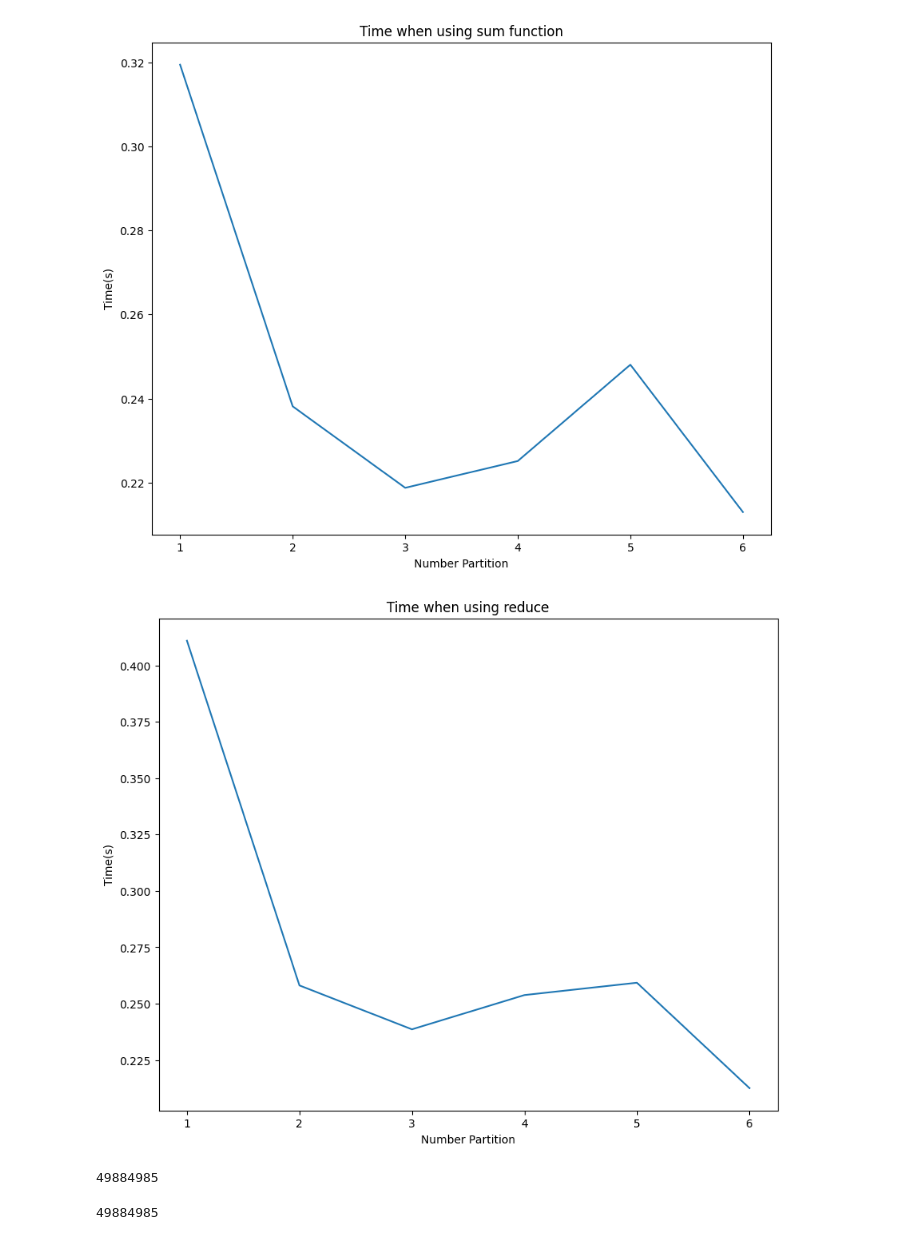
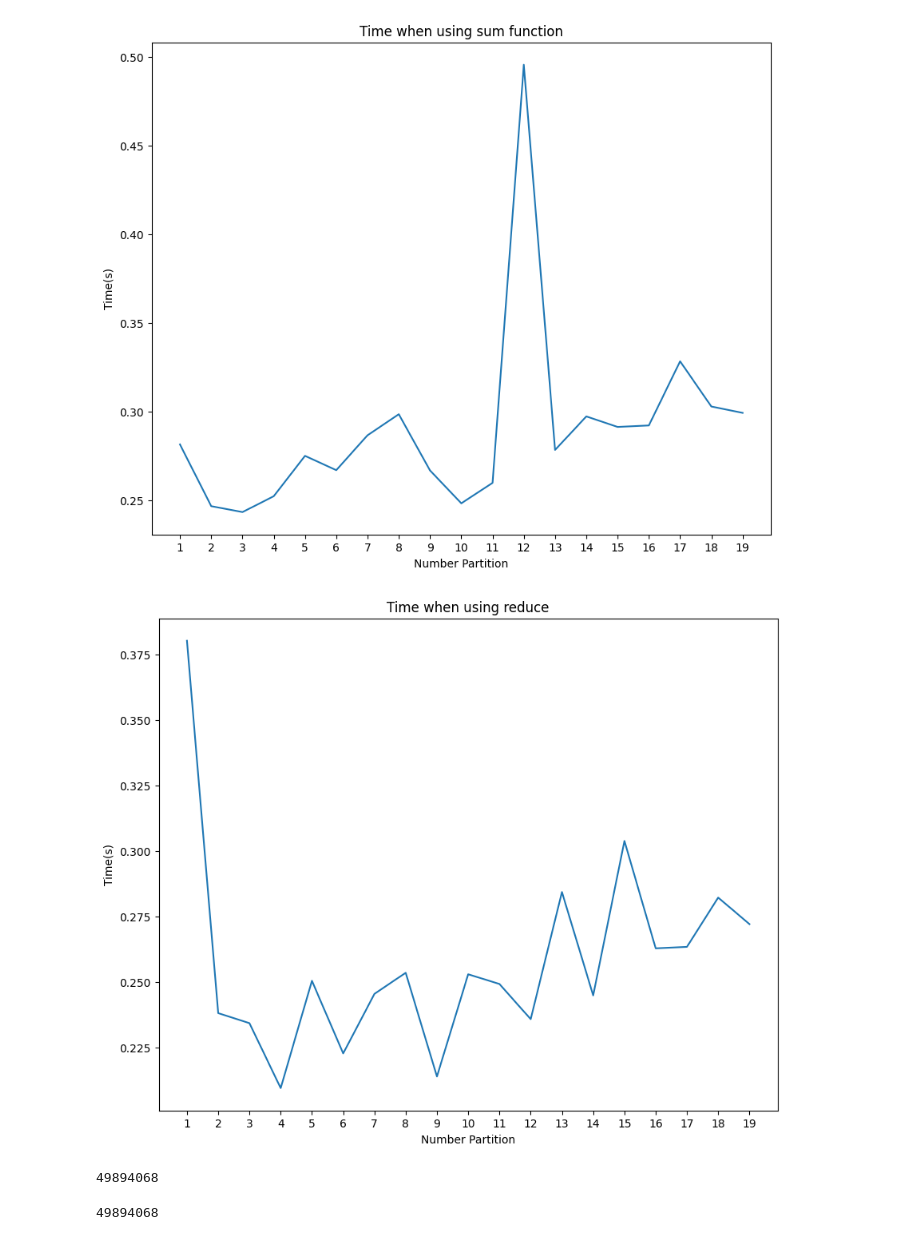
Before and after one commit to Bakerville/Spark_Learning, a Jupyter notebook: Prime Number.ipynb, the cells around one changed output. Saved outputs shown, nothing was run; the diff lists cells and outputs as text; code cells hidden in the pictures.

```diff
--- a/Prime Number.ipynb
+++ b/Prime Number.ipynb
@@ -75,5 +75,5 @@ Sum of prime:  7639561 - Time:  0.3703758716583252
 # %%
-number_partition = [1,2,3,4,5,6]
+number_partition = list(range(1,20,1))
 time_sum = []
 time_count = []
 sum_reduce_time  = []
@@ -119,28 +150,28 @@ plt.show()
 # %%
 plt.figure(figsize=(10,8))
 
-plt.plot(statistic_df.number_partition, statistic_df["sum"])
+plt.plot(list(map(str,statistic_df.number_partition.to_list())), statistic_df["sum"])
 plt.xlabel("Number Partition")
 plt.ylabel("Time(s)")
 plt.title("Time when using sum function")
 plt.show()
 # %% [output]
-[figure, old version]
+[figure, new version]
 # %%
 plt.figure(figsize=(10,8))
 
-plt.plot(statistic_df.number_partition, statistic_df.sum_with_reduce)
+plt.plot(list(map(str,statistic_df.number_partition.to_list())), statistic_df.sum_with_reduce)
 plt.xlabel("Number Partition")
 plt.ylabel("Time(s)")
 plt.title("Time when using reduce")
 plt.show()
 # %% [output]
-[figure, old version]
+[figure, new version]
 # %%
 df.agg(sum("value")).collect()[0][-1]
 # %% [output]
-49884985
+49894068
 # %%
 df.select("value").rdd.map(lambda f:f[-1]).reduce(lambda x,y: x+y)
 # %% [output]
-49884985
+49894068
```
Also changed, not shown: parts of 5 cells of this notebook.
